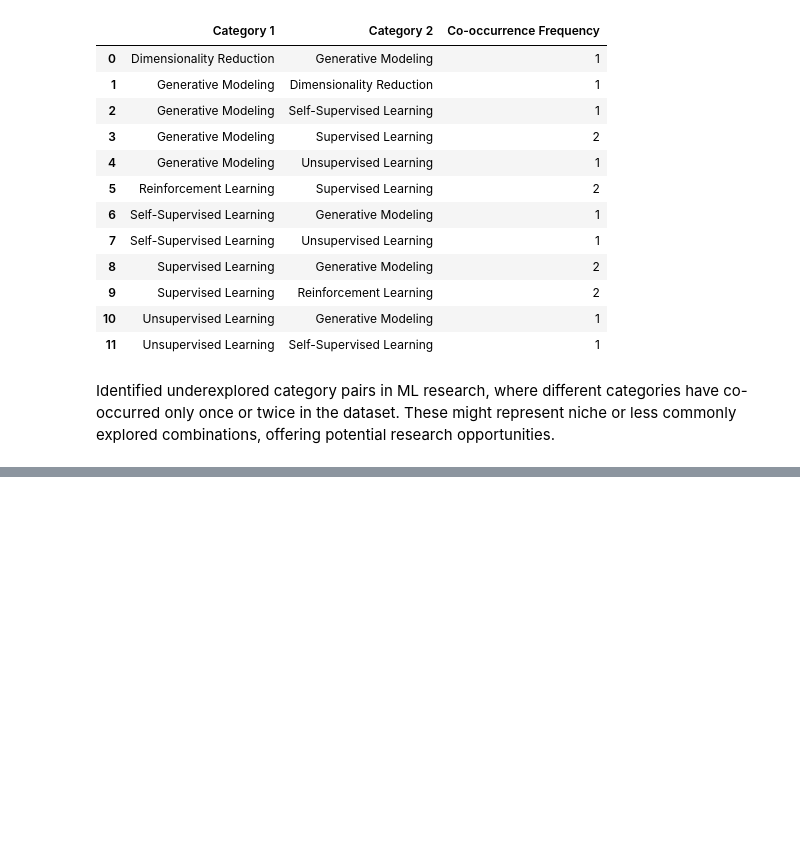
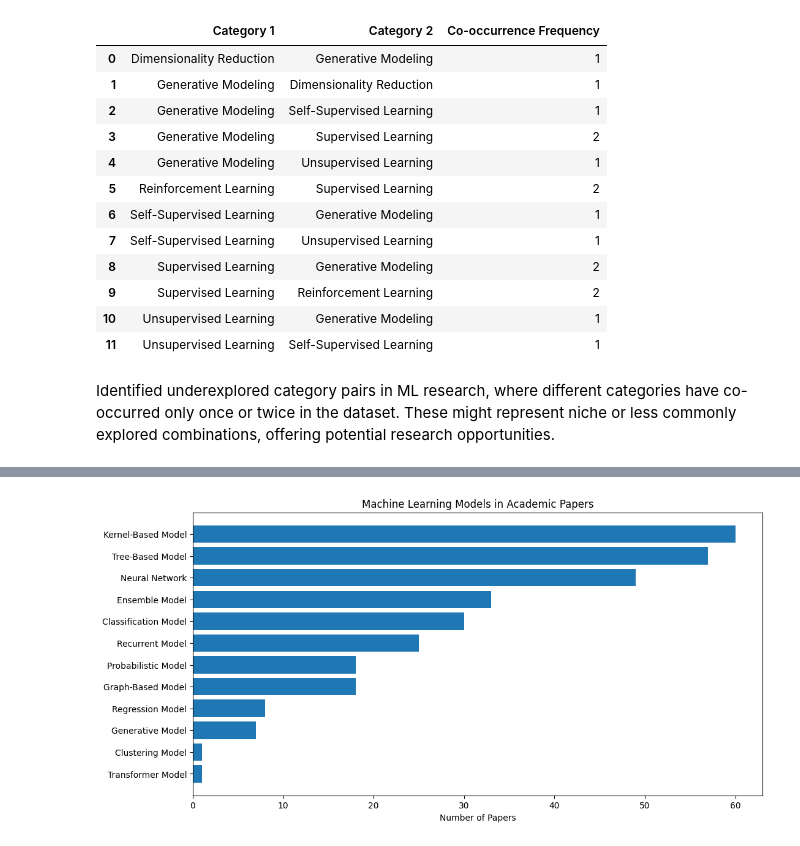
Before and after one commit to seyedrezamirkhani/ml-lncRNA, a Jupyter notebook: src/notebooks/part-03-finding-ML-methods-with-rules/12-analyse-search-results.ipynb, the cells around one changed output, grey strips where cells are left out. Saved outputs shown, nothing was run; the diff lists cells and outputs as text; code cells hidden in the pictures; blank space fills up the shorter version.

```diff
--- a/src/notebooks/part-03-finding-ML-methods-with-rules/12-analyse-search-results.ipynb
+++ b/src/notebooks/part-03-finding-ML-methods-with-rules/12-analyse-search-results.ipynb
@@ -433,4 +436,14 @@ ml_category_counts_df
 | 5 | Unsupervised Learning | 10 | 13.157895 |
 | 1 | Generative Modeling | 5 | 6.578947 |
 | 2 | Reinforcement Learning | 3 | 3.947368 |
+# %%
+def plot_category_vs_papers(df, category, papers, title, xlabel):
+    # Plot a bar chart
+    plt.figure(figsize=(12, 6))
+    plt.barh(df[category], df[papers])
+    plt.xlabel(xlabel)
+    # plt.ylabel("ML Term")
+    plt.title(title)
+    plt.gca().invert_yaxis()  # Invert y-axis for better readability
+    plt.show()
 # %%
@@ -632,0 +667,3 @@ Identified underexplored category pairs in ML research, where different categori
+# %%
+# Count distinct Titles grouped by Category
+ml_category_counts_df = count_distinct_titles_by_category(df=ml_model_results_df, category='ml_model_category', total_no_papers=total_no_papers)
@@ -632,0 +686,9 @@ Identified underexplored category pairs in ML research, where different categori
+# %%
+plot_category_vs_papers(df=ml_category_counts_df,
+                        category='ml_model_category',
+                        papers='paper_count',
+                        title='Machine Learning Models in Academic Papers',
+                        xlabel='Number of Papers'
+                       )
+# %% [output]
+[figure, added]
```
Also changed, not shown: parts of 22 cells of this notebook.
